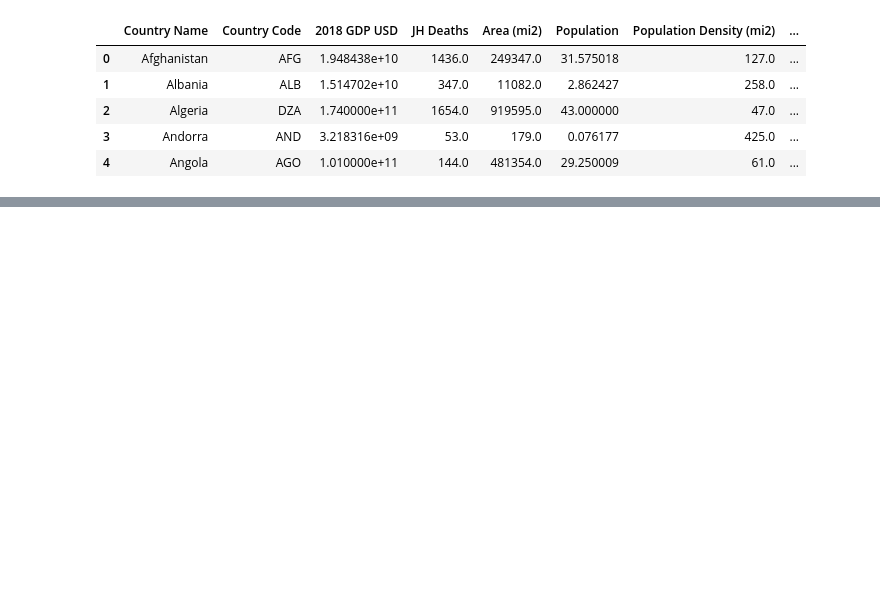
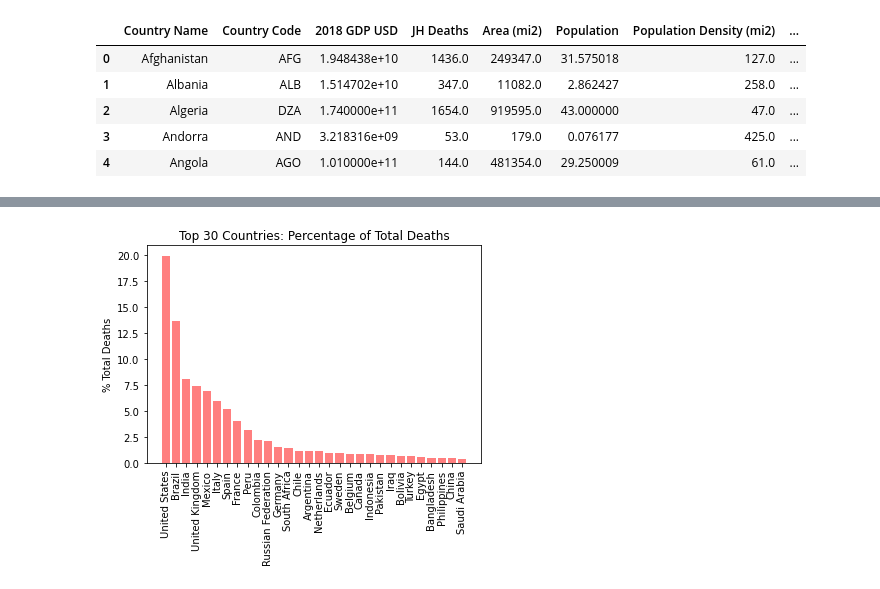
Before and after one commit to mcbien/Project_One, a Jupyter notebook: Project One - Charting.ipynb, the cells around one changed output, grey strips where cells are left out. Drawn from its saved outputs; the diff is of its cells as text; code cells hidden in the pictures; blank space fills up the shorter version.

```diff
--- a/Project One - Charting.ipynb
+++ b/Project One - Charting.ipynb
@@ -179,0 +210,4 @@ plt.savefig(output_path_fig4)
+# %%
+country_data_death_sort
+country_top_50 = country_data_death_sort.head(30)
+country_top_50
@@ -179,0 +232,16 @@ plt.savefig(output_path_fig4)
+# %%
+x_axis = country_top_50["Country Name"]
+country_count = country_top_50["Country Name"].nunique()
+y_axis = country_top_50["% Total Deaths"]
+z_axis = country_top_50["% Global Population"]
+fig, ax = plt.subplots()
+plt.bar(x=x_axis,height=y_axis, color='r', alpha=0.5, align="center")
+
+# plt.figure(figsize=(10,6))
+plt.xticks(rotation=90)
+plt.title("Top 30 Countries: Percentage of Total Deaths")
+plt.ylabel("% Total Deaths")
+output_path_fig5 = os.path.join("charts","Pct Total Death by Country Top 30.jpg")
+plt.savefig(output_path_fig5)
+# %% [output]
+[figure, added]
```
Also changed, not shown: parts of 16 cells of this notebook, 11 other files.
